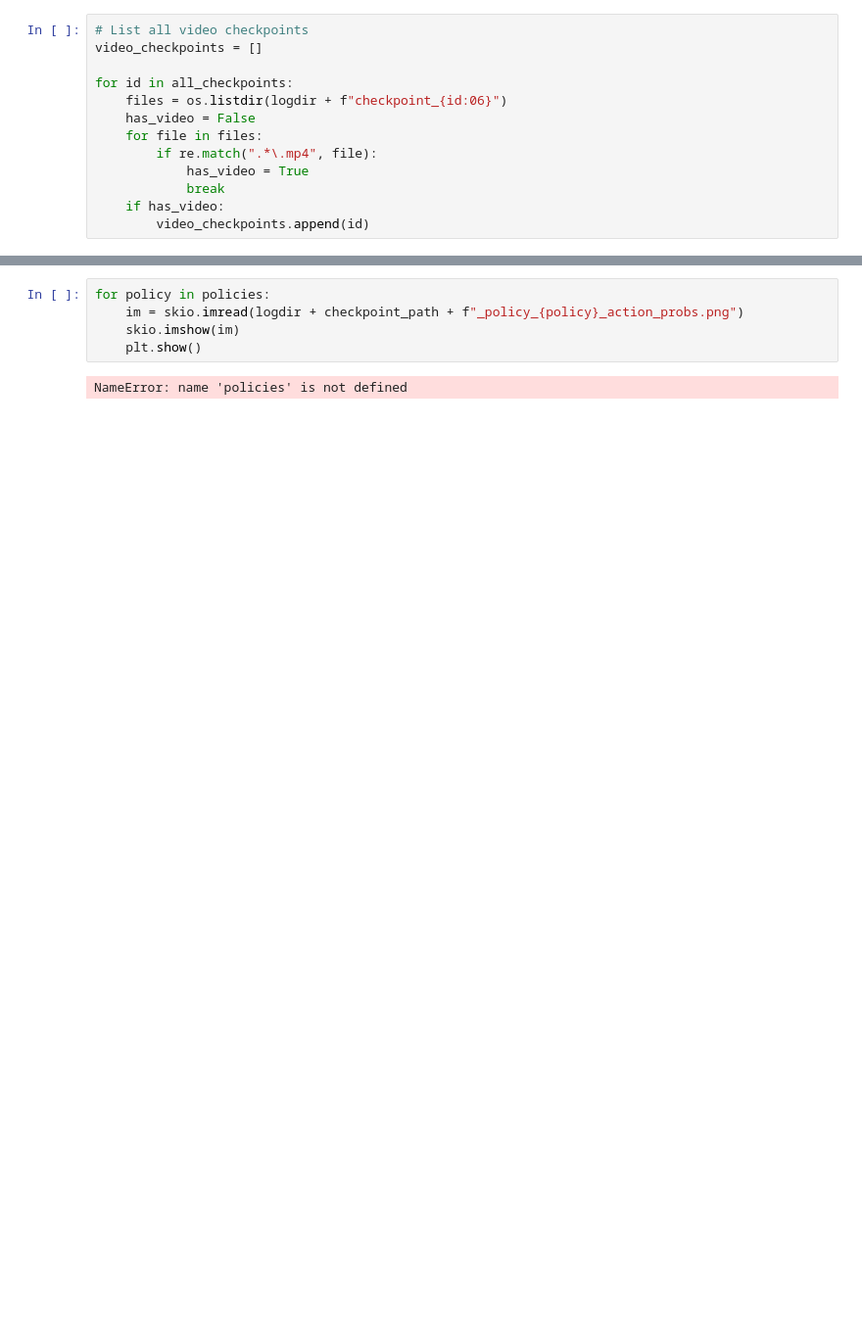
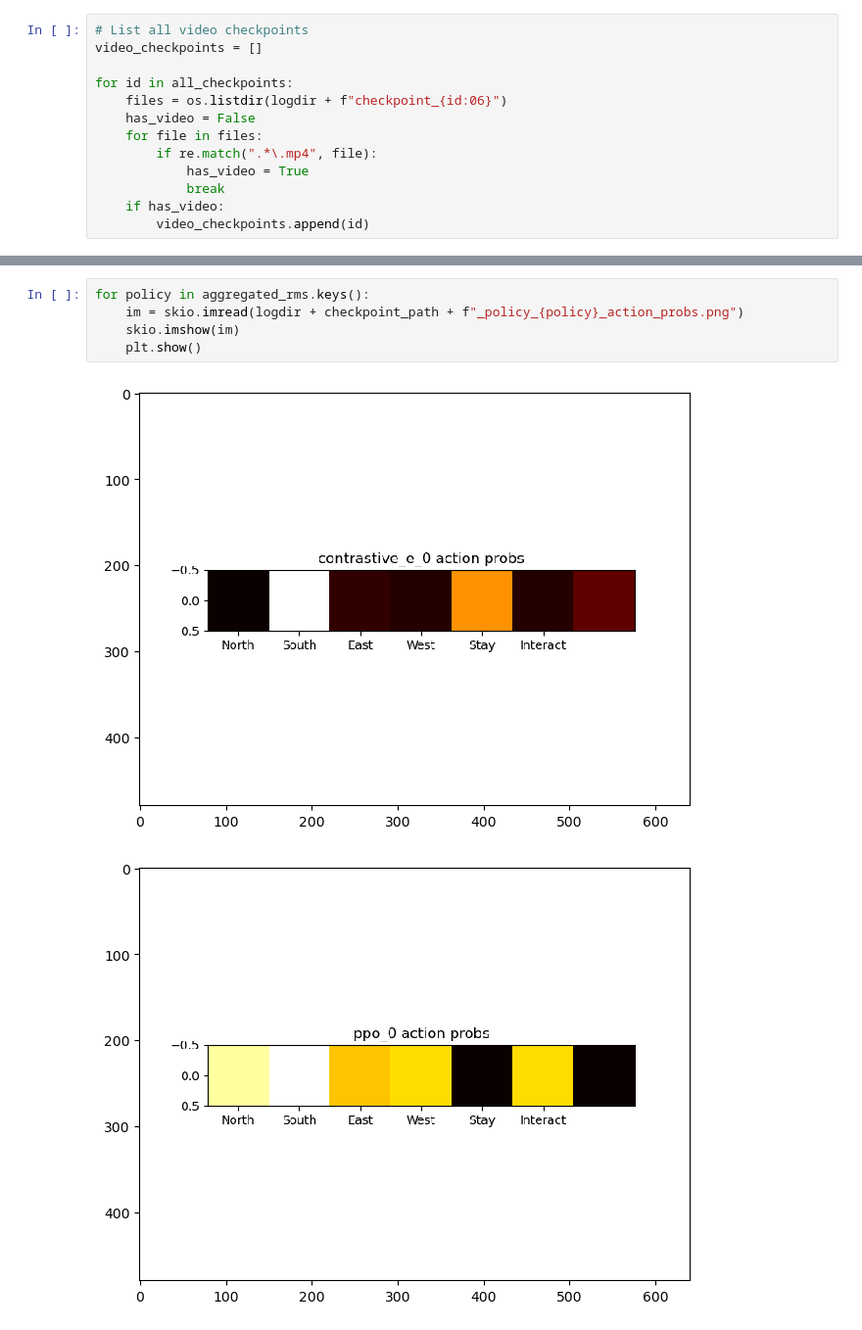
Before and after one commit to festusev/MinEntropy, a Jupyter notebook: interpret_results.ipynb, the cells around one changed output, grey strips where cells are left out. Shown: that part at 98% size. Cells and saved outputs as stored; diff of their text form; blank space fills up the shorter version.

```diff
--- a/interpret_results.ipynb
+++ b/interpret_results.ipynb
@@ -438,7 +458,8 @@ checkpoint_path
 # %%
-for policy in policies:
+for policy in aggregated_rms.keys():
     im = skio.imread(logdir + checkpoint_path + f"_policy_{policy}_action_probs.png")
     skio.imshow(im)
     plt.show()
 # %% [output]
-NameError: name 'policies' is not defined
+[figure, added]
+[figure, added]
```
Also changed, not shown: parts of 15 cells of this notebook, 6 other files.
